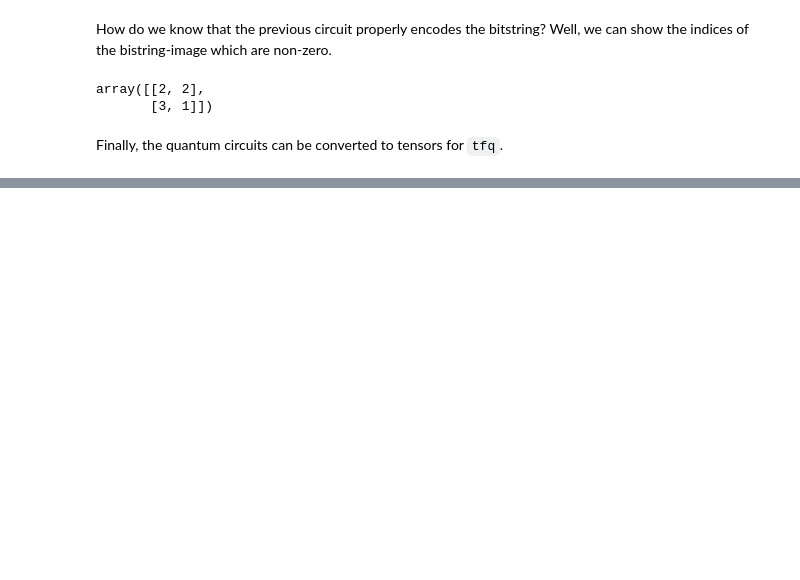
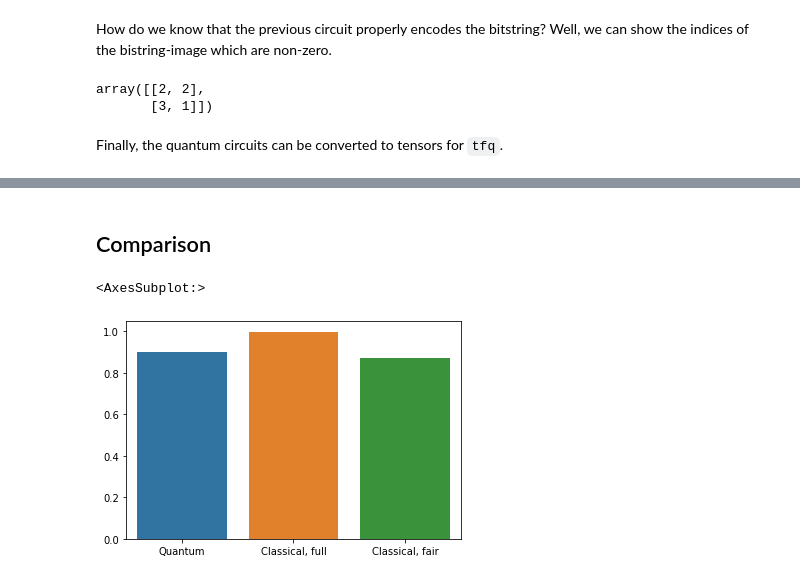
Before and after one commit to debrevitatevitae/aqa-project, a Jupyter notebook: examples_for_learning/tf_mnist_classification.ipynb, the cells around one changed output, grey strips where cells are left out. Drawn from its saved outputs; the diff is of its cells as text; code cells hidden in the pictures; blank space fills up the shorter version.

```diff
--- a/examples_for_learning/tf_mnist_classification.ipynb
+++ b/examples_for_learning/tf_mnist_classification.ipynb
@@ -176,0 +289,3 @@ x_test_tfcirc = tfq.convert_to_tensor(x_test_circ)
+# %%
+x_train_tfcirc_sub = x_train_tfcirc[:NUM_EXAMPLES]
+y_train_hinge_sub = y_train_hinge[:NUM_EXAMPLES]
@@ -176,0 +355,9 @@ x_test_tfcirc = tfq.convert_to_tensor(x_test_circ)
+# %%
+model.fit(x_train,
+          y_train,
+          batch_size=128,
+          epochs=1,
+          verbose=1,
+          validation_data=(x_test, y_test))
+
+cnn_results = model.evaluate(x_test, y_test)
@@ -176,0 +369,16 @@ x_test_tfcirc = tfq.convert_to_tensor(x_test_circ)
+# %%
+def create_fair_classical_model():
+    # A simple model based off LeNet from https://keras.io/examples/mnist_cnn/
+    model = tf.keras.Sequential()
+    model.add(tf.keras.layers.Flatten(input_shape=(4,4,1)))
+    model.add(tf.keras.layers.Dense(2, activation='relu'))
+    model.add(tf.keras.layers.Dense(1))
+    return model
+
+
+model = create_fair_classical_model()
+model.compile(loss=tf.keras.losses.BinaryCrossentropy(from_logits=True),
+              optimizer=tf.keras.optimizers.Adam(),
+              metrics=['accuracy'])
+
+model.summary()
@@ -176,0 +400,9 @@ x_test_tfcirc = tfq.convert_to_tensor(x_test_circ)
+# %%
+model.fit(x_train_bin,
+          y_train_nocon,
+          batch_size=128,
+          epochs=20,
+          verbose=2,
+          validation_data=(x_test_bin, y_test))
+
+fair_nn_results = model.evaluate(x_test_bin, y_test)
@@ -176,0 +427,12 @@ x_test_tfcirc = tfq.convert_to_tensor(x_test_circ)
+# %% [markdown]
+## Comparison
+# %%
+qnn_accuracy = qnn_results[1]
+cnn_accuracy = cnn_results[1]
+fair_nn_accuracy = fair_nn_results[1]
+
+sns.barplot(["Quantum", "Classical, full", "Classical, fair"],
+            [qnn_accuracy, cnn_accuracy, fair_nn_accuracy])
+# %% [output]
+<AxesSubplot:>
+[figure, added]
```
Also changed, not shown: parts of 28 cells of this notebook.
